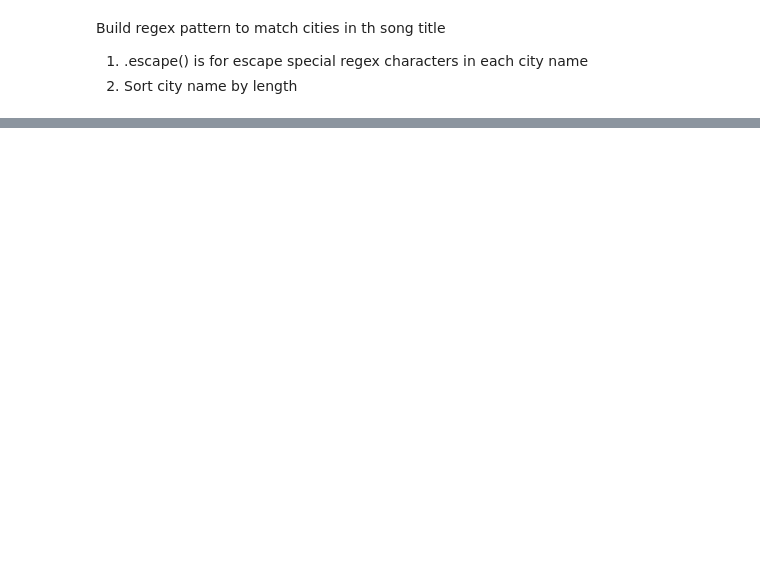
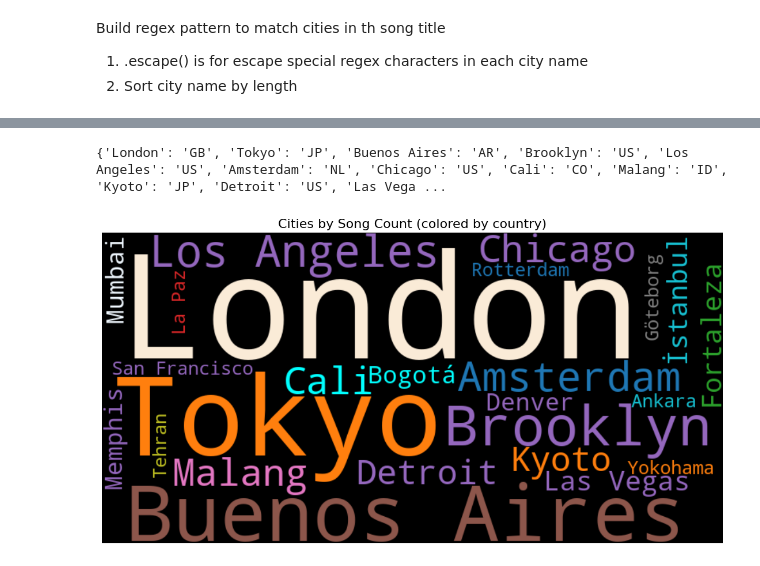
Before and after one commit to japanj/song-and-city, a Jupyter notebook: song_and_city.ipynb, the cells around one changed output, grey strips where cells are left out. Drawn from its saved outputs; the diff is of its cells as text; code cells hidden in the pictures; blank space fills up the shorter version.

```diff
--- a/song_and_city.ipynb
+++ b/song_and_city.ipynb
@@ -108,6 +136,9 @@ matched_songs['_city_lower'] = matched_songs['matched_city'].str.lower()
 matched_songs = matched_songs.drop_duplicates(subset=['_track_lower', '_city_lower'])
 matched_songs = matched_songs.drop(columns=['_track_lower', '_city_lower'])
 
+# Drop LA with latin category
+matched_songs = matched_songs[~((matched_songs['matched_city'] == 'Los Angeles') & ((matched_songs['track_genre'] == 'latin')|(matched_songs['track_genre'] == 'spanish')|(matched_songs['track_genre'] == 'latino')|(matched_songs['track_genre']=='french')))]
+matched_songs = matched_songs[matched_songs['track_genre'] != 'comedy']
 # Check for duplicates in matched songs
 print(f"Total matched songs: {len(matched_songs)}")
 print(f"Unique matched cities: {matched_songs['matched_city'].nunique()}")
@@ -162,15 +181,25 @@ city_counts_df.columns = ['city', 'song_count']
 city_coords = {}
 for city in cities.values():
     name = city['name'].title()
+    if name == 'Istanbul':  # Handle special case for Istanbul
+        name = 'İstanbul'  # Use the correct Turkish spelling with dotless I
+        city_coords[name] = {
+            'lat': city['latitude'],
+            'lon': city['longitude'],
+            'population': city['population'],
+            'country': city['countrycode']
+        }
     if name not in city_coords or city['population'] > city_coords[name]['population']:
         city_coords[name] = {
             'lat': city['latitude'],
             'lon': city['longitude'],
-            'population': city['population']
+            'population': city['population'],
+            'country': city['countrycode']
         }
 
 city_counts_df['lat'] = city_counts_df['city'].map(lambda c: city_coords.get(c, {}).get('lat'))
 city_counts_df['lon'] = city_counts_df['city'].map(lambda c: city_coords.get(c, {}).get('lon'))
+city_counts_df['country'] = city_counts_df['city'].map(lambda c: city_coords.get(c, {}).get('country'))
 city_counts_df = city_counts_df.dropna(subset=['lat', 'lon'])
 
 m2 = folium.Map(location=[20, 0], zoom_start=2, tiles='CartoDB dark_matter')
@@ -209,0 +236,37 @@ matched_songs[matched_songs['matched_city']=='Tokyo']
+# %%
+from wordcloud import WordCloud
+import matplotlib.pyplot as plt
+import matplotlib.colors as mcolors
+
+# city_counts_df already has city → country mapping
+unique_countries = list(set(city_counts_df['country']))
+# Use a larger color palette to avoid duplicates
+color_palette = (
+    list(mcolors.TABLEAU_COLORS.values()) +   # 10 colors
+    list(mcolors.CSS4_COLORS.values())         # 148 more colors
+)
+country_color_map = {country: color_palette[i] for i, country in enumerate(unique_countries)}
+
+# ✅ Build a simple dict: city name → country code
+city_to_country = dict(zip(city_counts_df['city'], city_counts_df['country']))
+print(city_to_country)
+
+# Custom color function — word cloud passes CITY NAME as `word`
+def color_func(word, font_size, position, orientation, random_state=None, **kwargs):
+    country = city_to_country.get(word, None)  # look up country by city name
+    return country_color_map.get(country, '#FFFFFF')  # return color by country
+
+# Generate word cloud
+wc = WordCloud(width=800, height=400, background_color='black')
+wc.generate_from_frequencies(city_counts)
+wc.recolor(color_func=color_func)
+
+plt.figure(figsize=(14, 7))
+plt.imshow(wc, interpolation='bilinear')
+plt.axis('off')
+plt.title('Cities by Song Count (colored by country)', fontsize=16)
+
+plt.show()
+# %% [output]
+{'London': 'GB', 'Tokyo': 'JP', 'Buenos Aires': 'AR', 'Brooklyn': 'US', 'Los Angeles': 'US', 'Amsterdam': 'NL', 'Chicago': 'US', 'Cali': 'CO', 'Malang': 'ID', 'Kyoto': 'JP', 'Detroit': 'US', 'Las Vega ...
+[figure, added]
```
Also changed, not shown: parts of 9 cells of this notebook, 1 other file.
